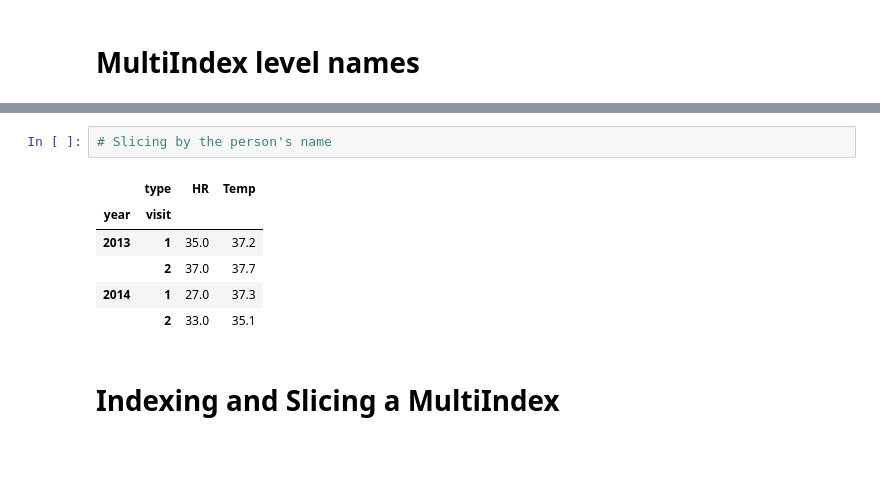
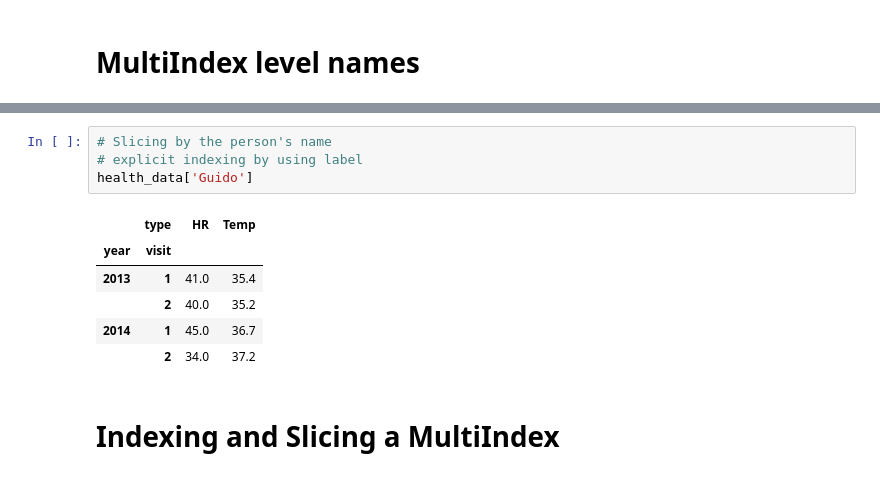
Before and after one commit to hasanahaffendy/STQD6014---Data-Science, a Jupyter notebook: Week10_Pandas_20231224_WC.ipynb, the cells around one changed output, grey strips where cells are left out. Cells and saved outputs as stored; diff of their text form.

```diff
--- a/Week10_Pandas_20231224_WC.ipynb
+++ b/Week10_Pandas_20231224_WC.ipynb
@@ -1066,12 +1150,14 @@ health_data
 # %%
 # Slicing by the person's name
+# explicit indexing by using label
+health_data['Guido']
 # %% [output]
 |  | type | HR | Temp |
 | year | visit |  |  |
-| 2013 | 1 | 35.0 | 37.2 |
-|  | 2 | 37.0 | 37.7 |
-| 2014 | 1 | 27.0 | 37.3 |
-|  | 2 | 33.0 | 35.1 |
+| 2013 | 1 | 41.0 | 35.4 |
+|  | 2 | 40.0 | 35.2 |
+| 2014 | 1 | 45.0 | 36.7 |
+|  | 2 | 34.0 | 37.2 |
 # %% [markdown]
 # **Indexing and Slicing a MultiIndex**
 # %%
```
Also changed, not shown: parts of 42 cells of this notebook.
